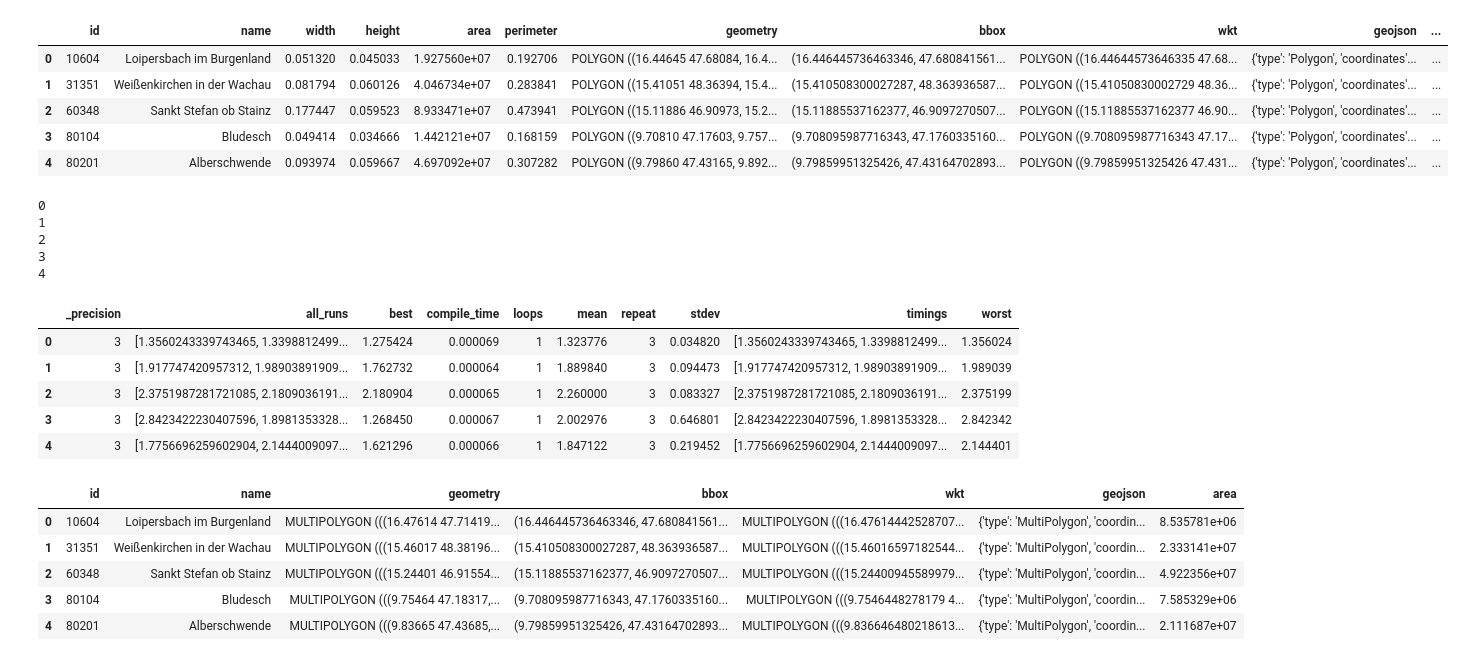
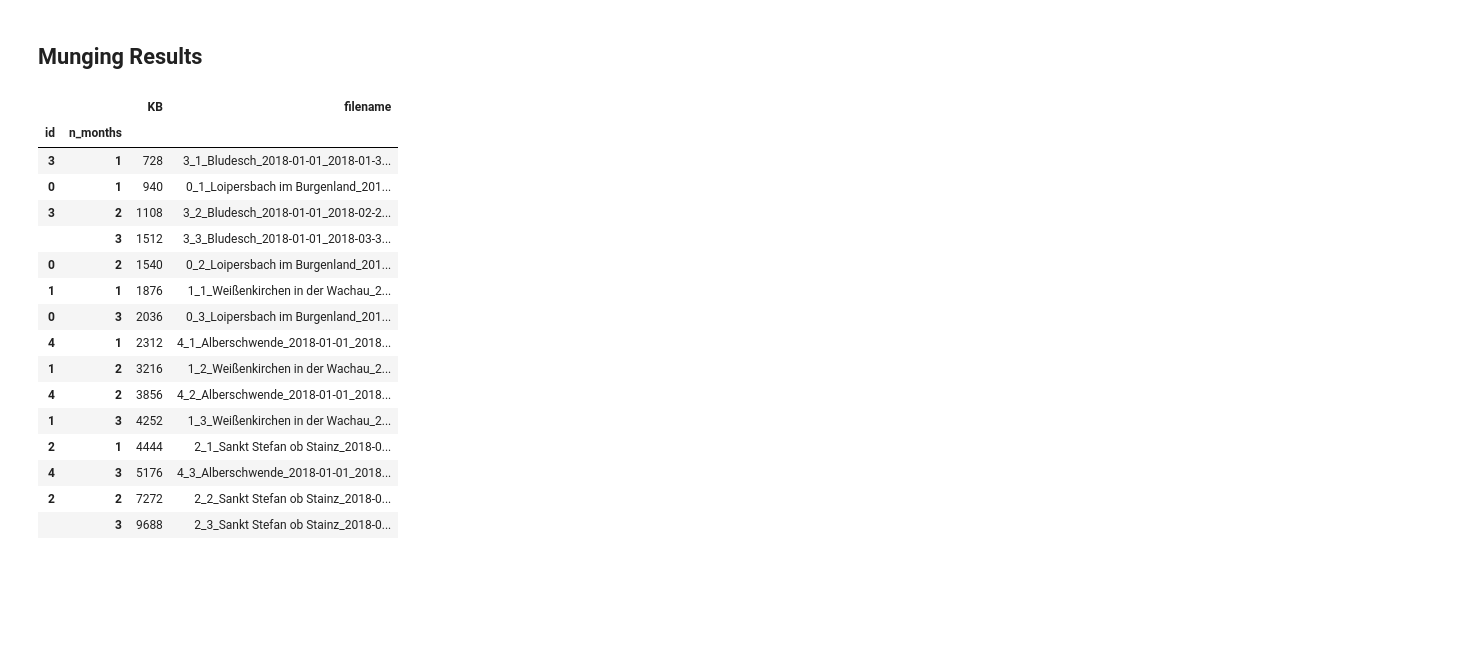
Before and after one commit to StefanBrand/masterdatacube, a Jupyter notebook: mdc_experiment.ipynb, the cells around one changed output. Saved outputs shown, nothing was run; the diff lists cells and outputs as text; code cells hidden in the pictures; blank space fills up the shorter version.

Commit message:
Implement multiple time ranges

```diff
--- a/mdc_experiment.ipynb
+++ b/mdc_experiment.ipynb
@@ -13,3 +17,7 @@ import geopandas as gpd
 import pandas as pd
 import numpy as np
 import statsmodels.api as sm
+
+request_collector = Observers.request_dumper()
+end_dates = ['2018-01-31', '2018-02-28', '2018-03-31']
+ic = ['id', 'n_months'] # index columns
@@ -98,49 +109,33 @@ Received chunk (2, 0, 0) for band B04: took 696.84 ms
+# %% [markdown]
+## Munging Results
 # %%
 # Build disk usage dataframe
 dudf = pd.DataFrame([du.split('\t') for du in disk_usage], columns=["KB", "filename"])
-dudf['Index'] = dudf['filename'].apply(lambda fn: fn.split('_')[0])
+dudf['KB'] = pd.to_numeric(dudf['KB'])
+dudf[ic[0]], dudf[ic[1]] = list(zip(*dudf['filename'].apply(lambda fn: fn.split('_')[:2])))
 
 # Make sure that orginal index is used
-dudf = dudf.drop_duplicates(subset='Index')
-dudf = dudf.set_index('Index')
-dudf.index = dudf.index.map(int)
+dudf = dudf.drop_duplicates(subset=ic)
+dudf[ic] = dudf[ic].apply(pd.to_numeric)
+dudf = dudf.set_index(ic)
 
-# Append disk usage to gdf
-gdf['diskusage'] = dudf['KB']
-gdf
+assert len(dudf) == len(gdf)*len(end_dates), 'DataFrame sizes do not match'
+dudf
 # %% [output]
-|  | id | name | width | height | area | perimeter | geometry | bbox | wkt | geojson | ... |
-| 0 | 10604 | Loipersbach im Burgenland | 0.051320 | 0.045033 | 1.927560e+07 | 0.192706 | POLYGON ((16.44645 47.68084, 16.4... | (16.446445736463346, 47.680841561... | POLYGON ((16.44644573646335 47.68... | {'type': 'Polygon', 'coordinates'... | ... |
-| 1 | 31351 | Weißenkirchen in der Wachau | 0.081794 | 0.060126 | 4.046734e+07 | 0.283841 | POLYGON ((15.41051 48.36394, 15.4... | (15.410508300027287, 48.363936587... | POLYGON ((15.41050830002729 48.36... | {'type': 'Polygon', 'coordinates'... | ... |
-| 2 | 60348 | Sankt Stefan ob Stainz | 0.177447 | 0.059523 | 8.933471e+07 | 0.473941 | POLYGON ((15.11886 46.90973, 15.2... | (15.11885537162377, 46.9097270507... | POLYGON ((15.11885537162377 46.90... | {'type': 'Polygon', 'coordinates'... | ... |
-| 3 | 80104 | Bludesch | 0.049414 | 0.034666 | 1.442121e+07 | 0.168159 | POLYGON ((9.70810 47.17603, 9.757... | (9.708095987716343, 47.1760335160... | POLYGON ((9.708095987716343 47.17... | {'type': 'Polygon', 'coordinates'... | ... |
-| 4 | 80201 | Alberschwende | 0.093974 | 0.059667 | 4.697092e+07 | 0.307282 | POLYGON ((9.79860 47.43165, 9.892... | (9.79859951325426, 47.43164702893... | POLYGON ((9.79859951325426 47.431... | {'type': 'Polygon', 'coordinates'... | ... |
+|  |  | KB | filename |
+| id | n_months |  |  |
+| 3 | 1 | 728 | 3_1_Bludesch_2018-01-01_2018-01-3... |
+| 0 | 1 | 940 | 0_1_Loipersbach im Burgenland_201... |
+| 3 | 2 | 1108 | 3_2_Bludesch_2018-01-01_2018-02-2... |
+|  | 3 | 1512 | 3_3_Bludesch_2018-01-01_2018-03-3... |
+| 0 | 2 | 1540 | 0_2_Loipersbach im Burgenland_201... |
+| 1 | 1 | 1876 | 1_1_Weißenkirchen in der Wachau_2... |
+| 0 | 3 | 2036 | 0_3_Loipersbach im Burgenland_201... |
+| 4 | 1 | 2312 | 4_1_Alberschwende_2018-01-01_2018... |
+| 1 | 2 | 3216 | 1_2_Weißenkirchen in der Wachau_2... |
+| 4 | 2 | 3856 | 4_2_Alberschwende_2018-01-01_2018... |
+| 1 | 3 | 4252 | 1_3_Weißenkirchen in der Wachau_2... |
+| 2 | 1 | 4444 | 2_1_Sankt Stefan ob Stainz_2018-0... |
+| 4 | 3 | 5176 | 4_3_Alberschwende_2018-01-01_2018... |
+| 2 | 2 | 7272 | 2_2_Sankt Stefan ob Stainz_2018-0... |
+|  | 3 | 9688 | 2_3_Sankt Stefan ob Stainz_2018-0... |
-# %%
-gdf['bbox'] = gdf.bounds.apply(tuple, axis=1)
-gdf['wkt'] = gdf.apply(lambda f: f.geometry.wkt, axis=1)
-for feat in gdf.drop('geometry', axis=1).itertuples():
-    print(feat.Index)
-# %% [output]
-0
-1
-2
-3
-4
-# %%
-pd.DataFrame(times)
-# %% [output]
-|  | _precision | all_runs | best | compile_time | loops | mean | repeat | stdev | timings | worst |
-| 0 | 3 | [1.3560243339743465, 1.3398812499... | 1.275424 | 0.000069 | 1 | 1.323776 | 3 | 0.034820 | [1.3560243339743465, 1.3398812499... | 1.356024 |
-| 1 | 3 | [1.917747420957312, 1.98903891909... | 1.762732 | 0.000064 | 1 | 1.889840 | 3 | 0.094473 | [1.917747420957312, 1.98903891909... | 1.989039 |
-| 2 | 3 | [2.3751987281721085, 2.1809036191... | 2.180904 | 0.000065 | 1 | 2.260000 | 3 | 0.083327 | [2.3751987281721085, 2.1809036191... | 2.375199 |
-| 3 | 3 | [2.8423422230407596, 1.8981353328... | 1.268450 | 0.000067 | 1 | 2.002976 | 3 | 0.646801 | [2.8423422230407596, 1.8981353328... | 2.842342 |
-| 4 | 3 | [1.7756696259602904, 2.1444009097... | 1.621296 | 0.000066 | 1 | 1.847122 | 3 | 0.219452 | [1.7756696259602904, 2.1444009097... | 2.144401 |
-# %%
-gdf
-# %% [output]
-|  | id | name | geometry | bbox | wkt | geojson | area |
-| 0 | 10604 | Loipersbach im Burgenland | MULTIPOLYGON (((16.47614 47.71419... | (16.446445736463346, 47.680841561... | MULTIPOLYGON (((16.47614442528707... | {'type': 'MultiPolygon', 'coordin... | 8.535781e+06 |
-| 1 | 31351 | Weißenkirchen in der Wachau | MULTIPOLYGON (((15.46017 48.38196... | (15.410508300027287, 48.363936587... | MULTIPOLYGON (((15.46016597182544... | {'type': 'MultiPolygon', 'coordin... | 2.333141e+07 |
-| 2 | 60348 | Sankt Stefan ob Stainz | MULTIPOLYGON (((15.24401 46.91554... | (15.11885537162377, 46.9097270507... | MULTIPOLYGON (((15.24400945589979... | {'type': 'MultiPolygon', 'coordin... | 4.922356e+07 |
-| 3 | 80104 | Bludesch | MULTIPOLYGON (((9.75464 47.18317,... | (9.708095987716343, 47.1760335160... | MULTIPOLYGON (((9.7546448278179 4... | {'type': 'MultiPolygon', 'coordin... | 7.585329e+06 |
-| 4 | 80201 | Alberschwende | MULTIPOLYGON (((9.83665 47.43685,... | (9.79859951325426, 47.43164702893... | MULTIPOLYGON (((9.836646480218613... | {'type': 'MultiPolygon', 'coordin... | 2.111687e+07 |
```
Also changed, not shown: parts of 15 cells of this notebook.
